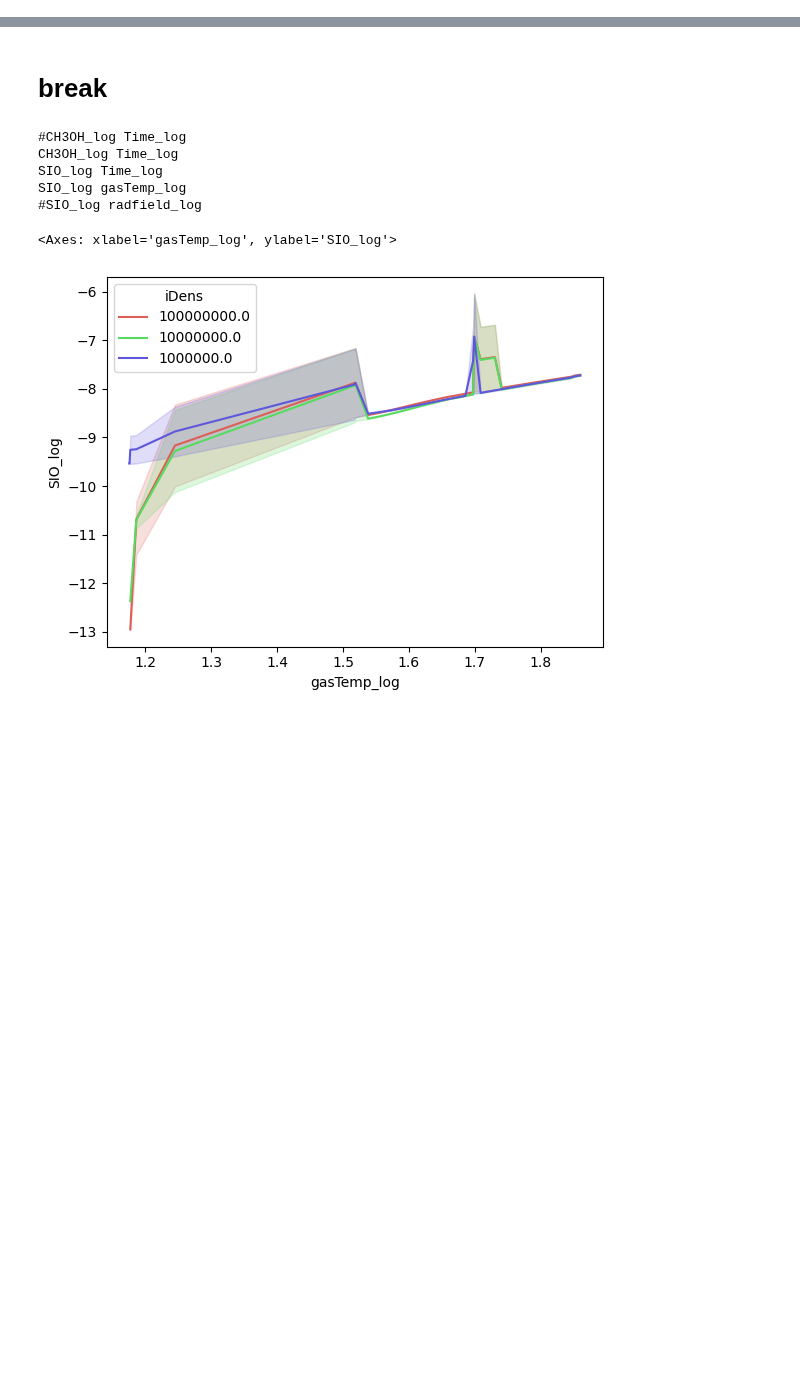
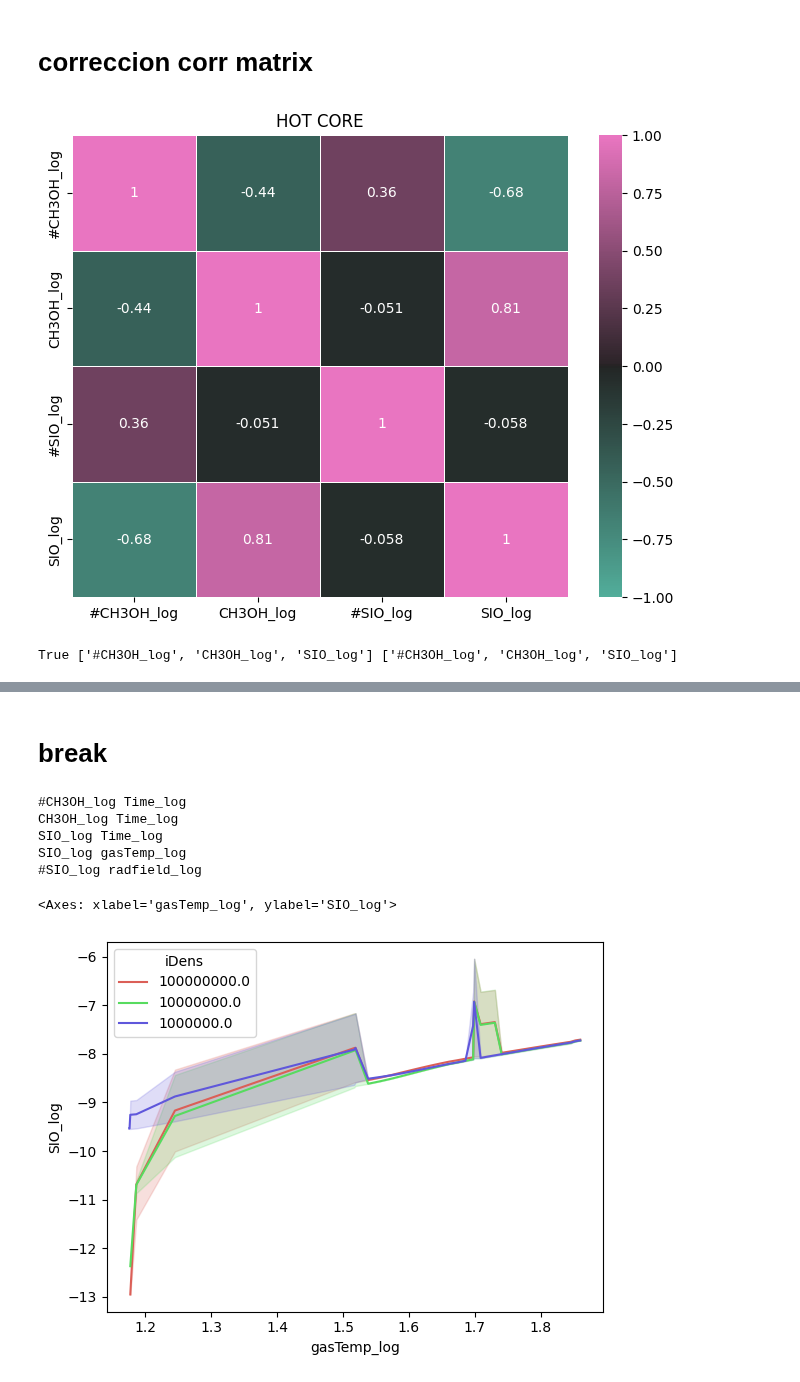
Before and after one commit to georgina-sampson/LEAPS-2024, a Jupyter notebook: Analysis/analysis.ipynb, the cells around one changed output, grey strips where cells are left out. Cells and saved outputs as stored; diff of their text form; code cells hidden in the pictures; blank space fills up the shorter version.

```diff
--- a/Analysis/analysis.ipynb
+++ b/Analysis/analysis.ipynb
@@ -27,0 +57,24 @@ df=buildDataframe(tipo)
+# %% [markdown]
+# correccion corr matrix
+# %%
+singleAxis=True
+yaxis= [f'{prop}_log' for prop in species]
+if singleAxis: xaxis=yaxis
+else: xaxis= [f'{prop}_log' for prop in physical[tipo]]
+
+figName=f"{'species_' if singleAxis else ''}CorrGrid_log_log.png"
+corr, fig = Plotting.corrGrid(df, xaxis, yaxis, tipo, 0)
+
+xaxis, yaxis = Plotting.getCorrValues(corr)
+# %% [output]
+[figure, added]
+# %%
+xaxis=list(set(xaxis))
+yaxis=list(set(yaxis))
+
+if xaxis.sort()==yaxis.sort(): singleAxis=True
+else: singleAxis=False
+
+print(singleAxis,xaxis, yaxis)
+# %% [output]
+True ['#CH3OH_log', 'CH3OH_log', 'SIO_log'] ['#CH3OH_log', 'CH3OH_log', 'SIO_log']
```
Also changed, not shown: parts of 5 cells of this notebook, 38 other files.
